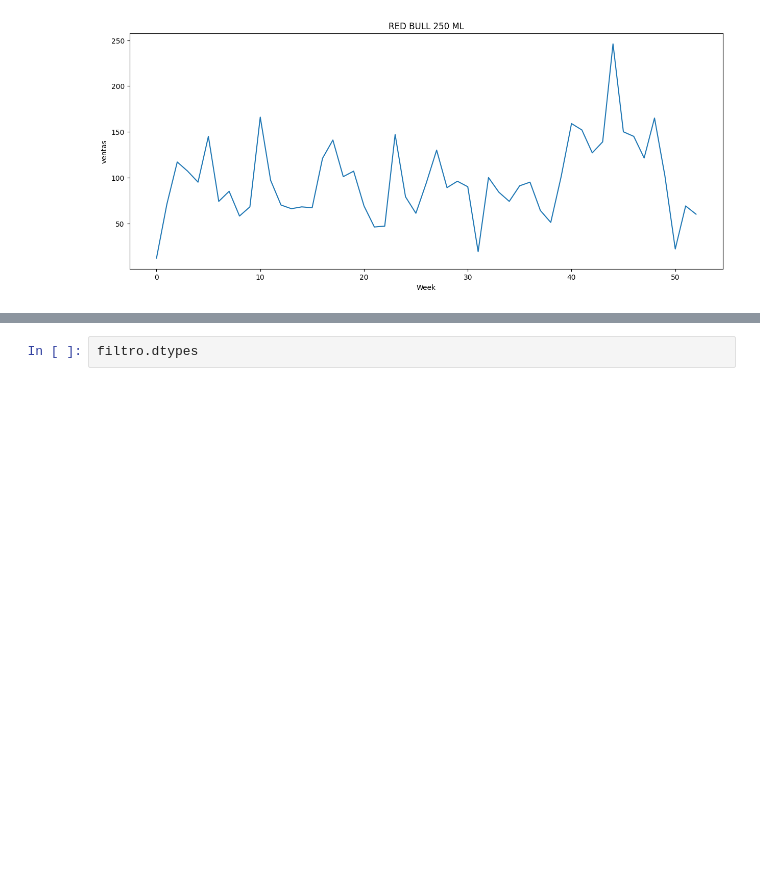
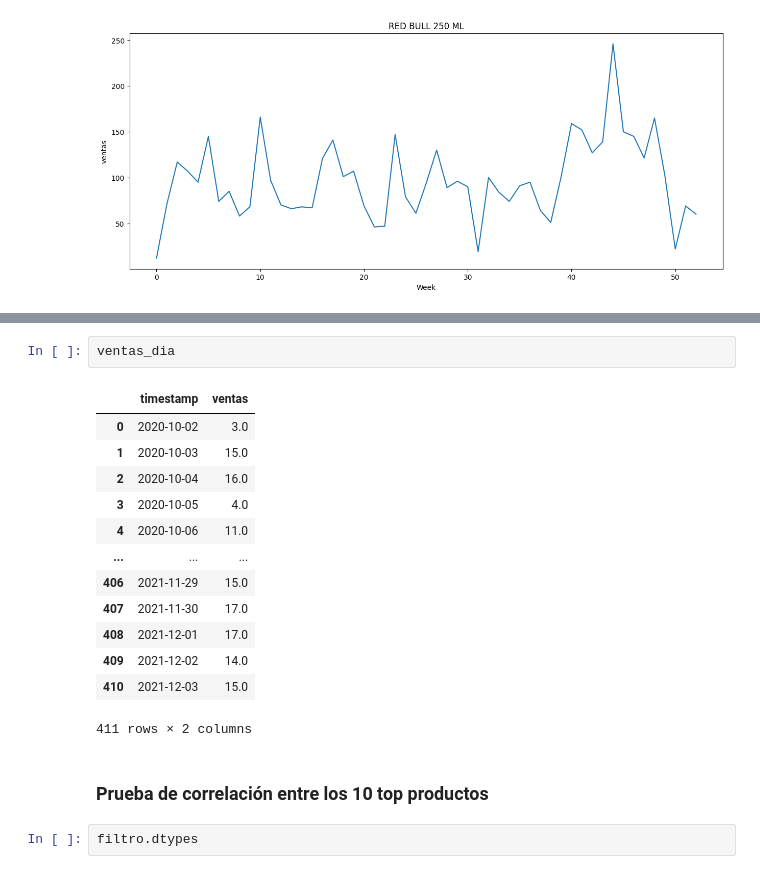
Before and after one commit to darwin1k/MiniMarket, a Jupyter notebook: EdaInitial.ipynb, the cells around one changed output, grey strips where cells are left out. Cells and saved outputs as stored; diff of their text form; blank space fills up the shorter version.

```diff
--- a/EdaInitial.ipynb
+++ b/EdaInitial.ipynb
@@ -497,3 +544,21 @@ Text(0.5, 1.0, 'RED BULL 250 ML')
+# %%
+ventas_dia
+# %% [output]
+|  | timestamp | ventas |
+| 0 | 2020-10-02 | 3.0 |
+| 1 | 2020-10-03 | 15.0 |
+| 2 | 2020-10-04 | 16.0 |
+| 3 | 2020-10-05 | 4.0 |
+| 4 | 2020-10-06 | 11.0 |
+| ... | ... | ... |
+| 406 | 2021-11-29 | 15.0 |
+| 407 | 2021-11-30 | 17.0 |
+| 408 | 2021-12-01 | 17.0 |
+| 409 | 2021-12-02 | 14.0 |
+| 410 | 2021-12-03 | 15.0 |
+411 rows × 2 columns
+# %% [markdown]
+###  Prueba de correlación entre los 10 top productos
 # %%
 filtro.dtypes
 # %% [output]
```
Also changed, not shown: parts of 13 cells of this notebook.
